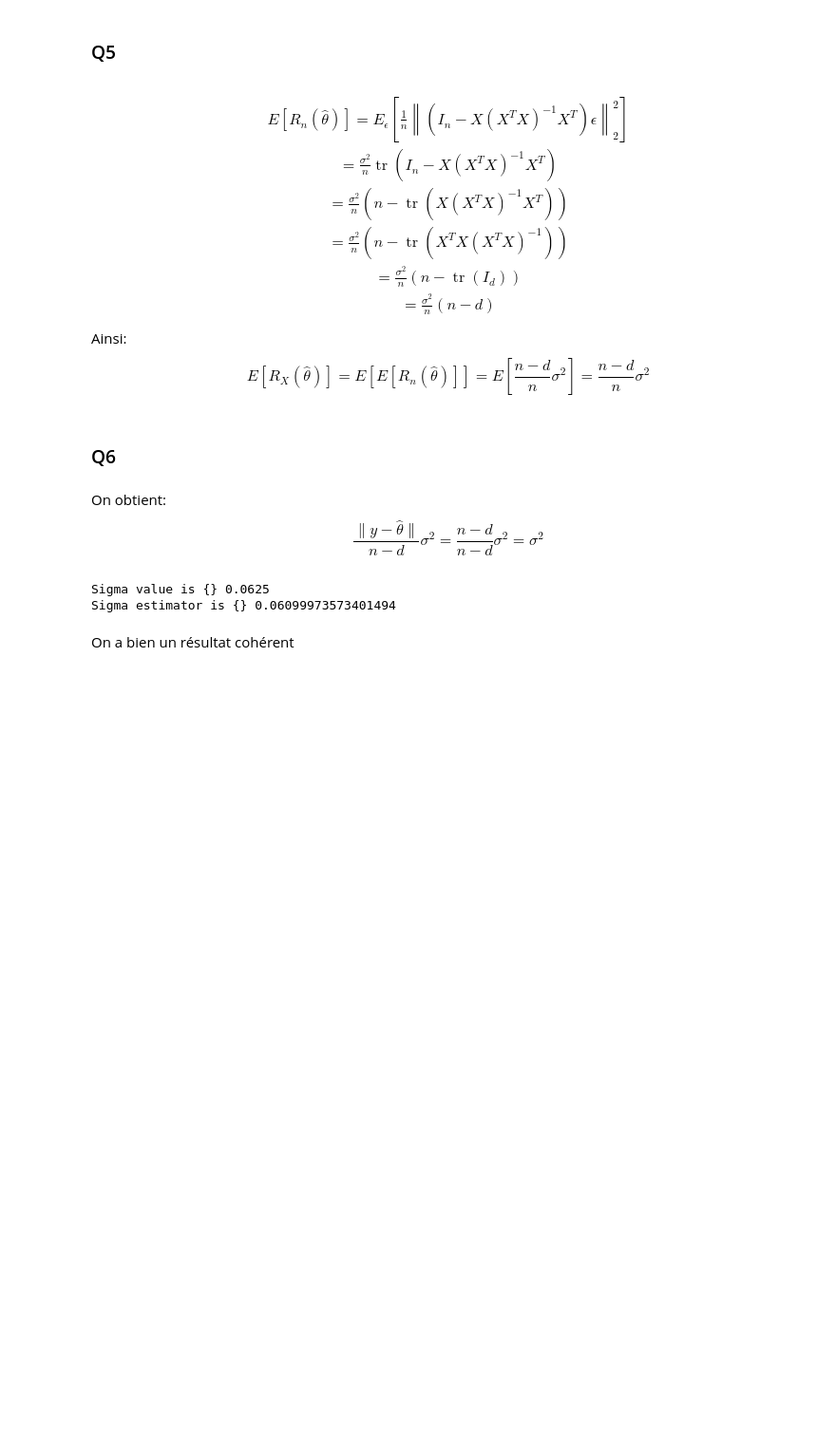
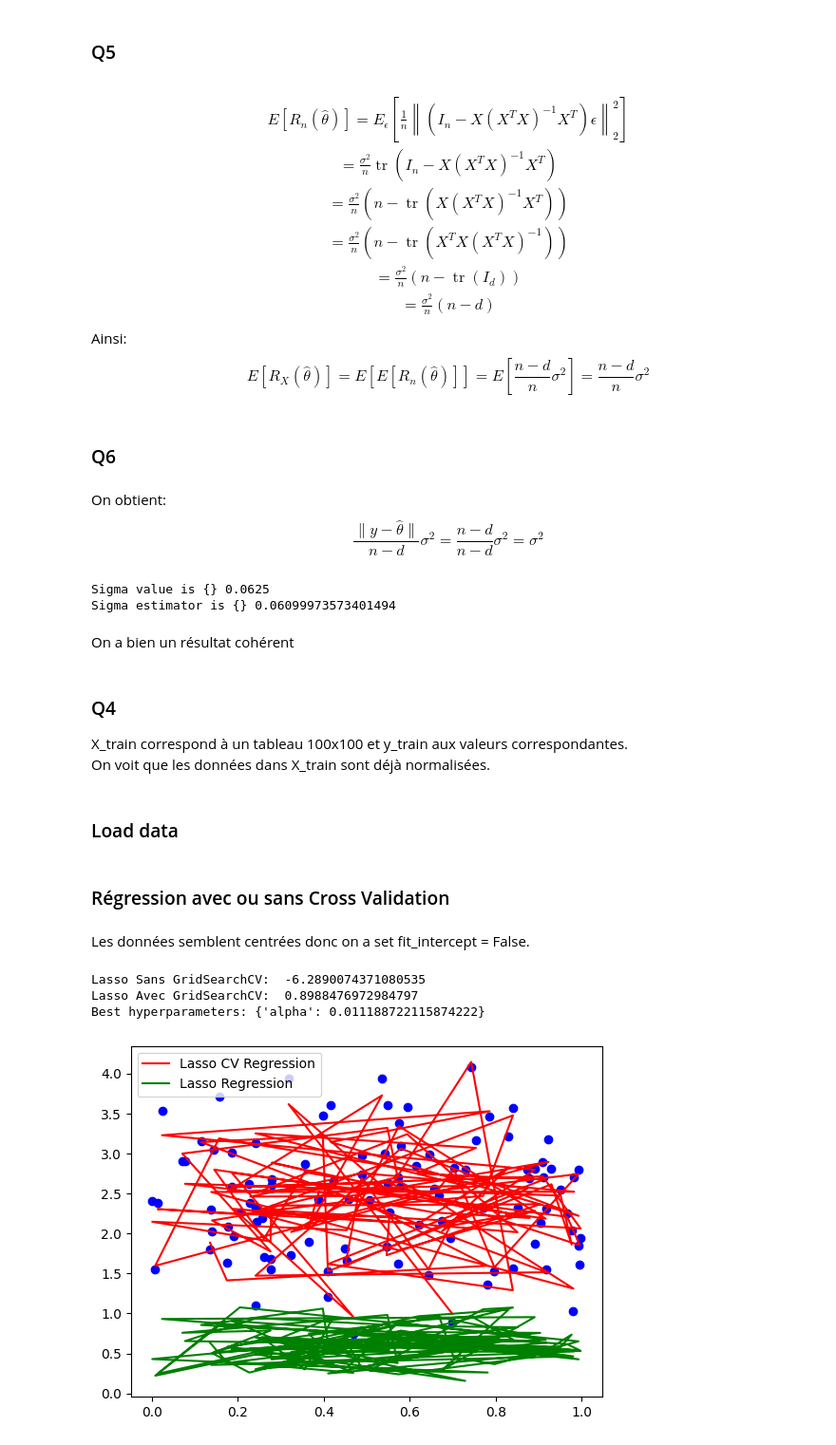
Before and after one commit to Anthony-JB/FTML, a Jupyter notebook: project/Rapport.ipynb, the cells around one changed output. Shown at 95% size. Cells and saved outputs as stored; diff of their text form; code cells hidden in the pictures; blank space fills up the shorter version.

```diff
--- a/project/Rapport.ipynb
+++ b/project/Rapport.ipynb
@@ -410,3 +410,52 @@ Sigma value is {} 0.0625
 Sigma estimator is {} 0.06099973573401494
 # %% [markdown]
 On a bien un résultat cohérent
+# %% [markdown]
+### Q4
+
+X_train correspond à un tableau 100x100 et y_train aux valeurs correspondantes.
+On voit que les données dans X_train sont déjà normalisées.
+# %% [markdown]
+### Load data
+# %%
+import data
+import numpy as np
+import matplotlib.pyplot as plt
+
+X_train = np.load('data/regression/X_train.npy')
+y_train = np.load('data/regression/y_train.npy')
+X_test = np.load('data/regression/X_test.npy')
+y_test = np.load('data/regression/y_test.npy')
+# %% [markdown]
+### Régression avec ou sans Cross Validation
+# %% [markdown]
+ Les données semblent centrées donc on a set fit_intercept = False.
+# %%
+from sklearn.linear_model import Ridge
+from sklearn.metrics import r2_score
+from sklearn.model_selection import GridSearchCV
+from sklearn.neural_network import MLPRegressor
+from sklearn.linear_model import RidgeCV
+from sklearn.linear_model import Lasso
+import os
+
+clf = Lasso(fit_intercept=False).fit(X_train, y_train)
+y_pred_lasso = clf.predict(X_test)
+print("Lasso Sans GridSearchCV: ", r2_score(y_test, y_pred_lasso))
+
+clf_CV = GridSearchCV(Lasso(fit_intercept=False), {'alpha': np.logspace(-2, 0, 42)}).fit(X_train, y_train)
+y_pred_lasso_cv = clf_CV.predict(X_test)
+print("Lasso Avec GridSearchCV: ", r2_score(y_test, y_pred_lasso_cv))
+print(f'Best hyperparameters: {clf_CV.best_params_}')
+
+# Plot the data and the predictions
+plt.scatter(X_test[:, 0], y_test, color='b')
+plt.plot(X_test[:, 0], y_pred_lasso_cv, color='r', label='Lasso CV Regression')
+plt.plot(X_test[:, 0], y_pred_lasso, color='g', label='Lasso Regression')
+plt.legend()
+plt.show()
+# %% [output]
+Lasso Sans GridSearchCV:  -6.2890074371080535
+Lasso Avec GridSearchCV:  0.8988476972984797
+Best hyperparameters: {'alpha': 0.011188722115874222}
+[figure, added]
```
Also changed, not shown: parts of 14 cells of this notebook.
